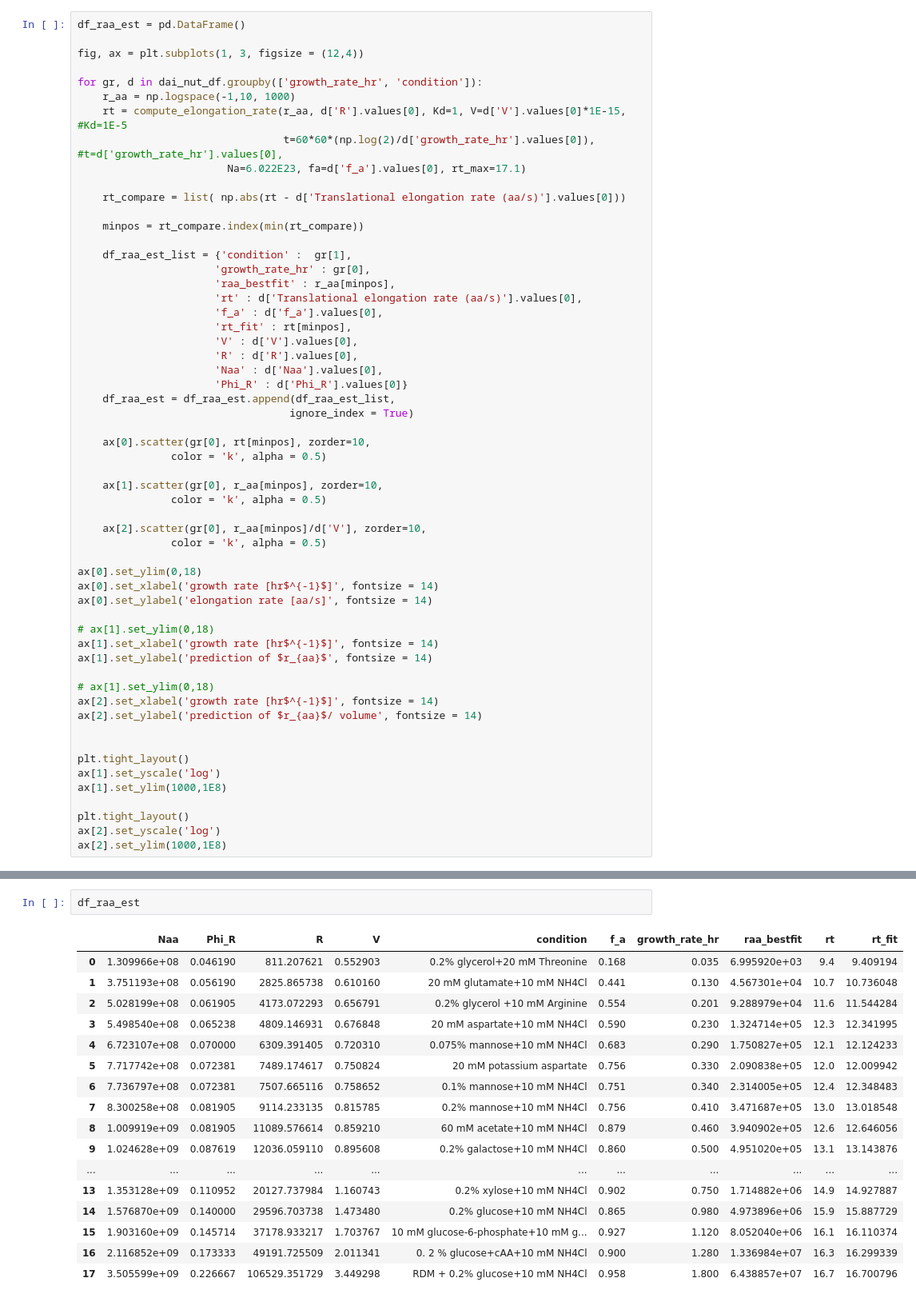
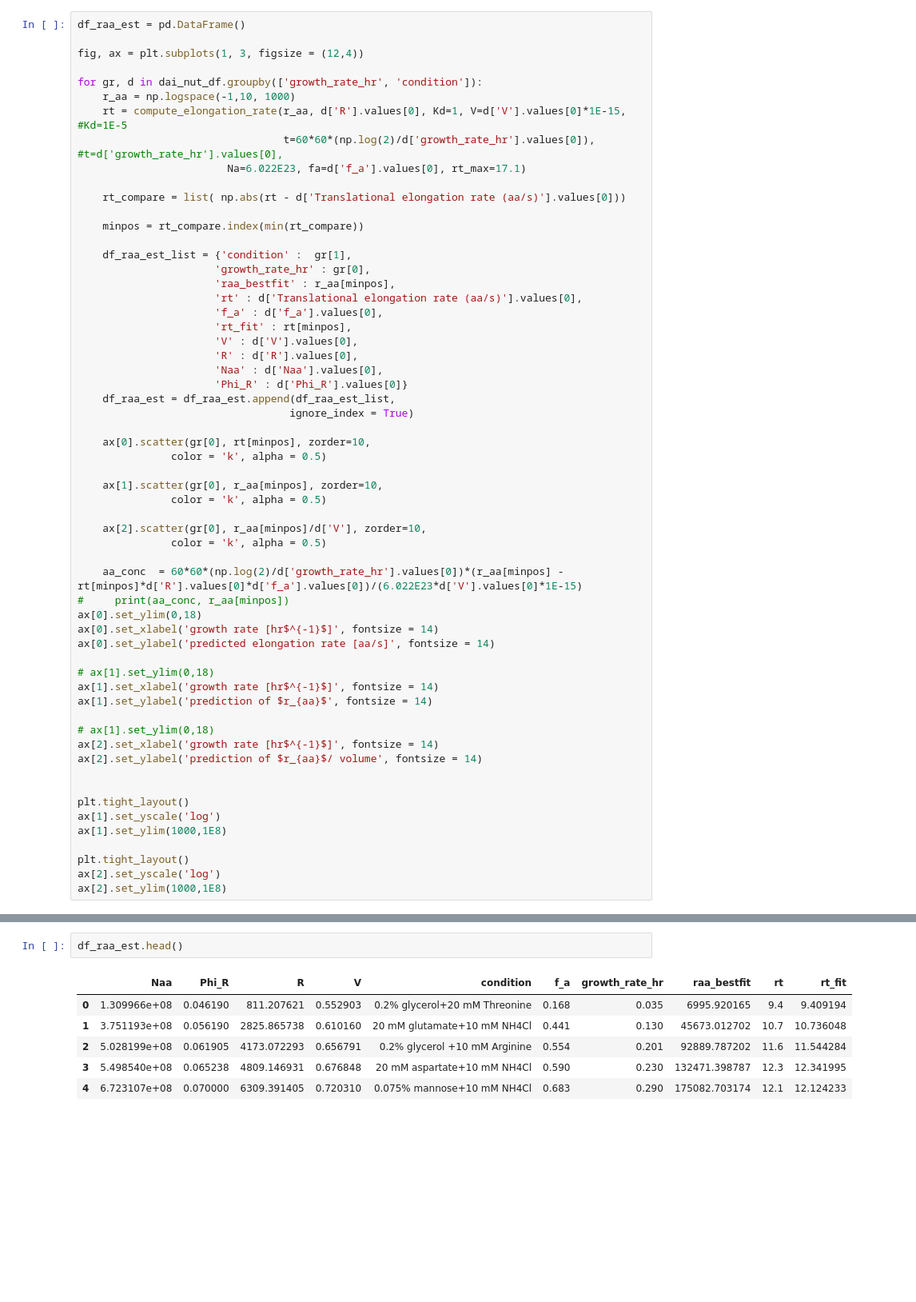
Before and after one commit to RPGroup-PBoC/growth_limits, a Jupyter notebook: code/exploratory/elongation_model_Cm_data.ipynb, the cells around one changed output, grey strips where cells are left out. Shown at 80% size. Drawn from its saved outputs; the diff is of its cells as text; blank space fills up the shorter version.

```diff
--- a/code/exploratory/elongation_model_Cm_data.ipynb
+++ b/code/exploratory/elongation_model_Cm_data.ipynb
@@ -240,9 +240,11 @@ for gr, d in dai_nut_df.groupby(['growth_rate_hr', 'condition']):
     ax[2].scatter(gr[0], r_aa[minpos]/d['V'], zorder=10,
                color = 'k', alpha = 0.5)
 
+    aa_conc  = 60*60*(np.log(2)/d['growth_rate_hr'].values[0])*(r_aa[minpos] - rt[minpos]*d['R'].values[0]*d['f_a'].values[0])/(6.022E23*d['V'].values[0]*1E-15)
+#     print(aa_conc, r_aa[minpos])
 ax[0].set_ylim(0,18)
 ax[0].set_xlabel('growth rate [hr$^{-1}$]', fontsize = 14)
-ax[0].set_ylabel('elongation rate [aa/s]', fontsize = 14)
+ax[0].set_ylabel('predicted elongation rate [aa/s]', fontsize = 14)
 
 # ax[1].set_ylim(0,18)
 ax[1].set_xlabel('growth rate [hr$^{-1}$]', fontsize = 14)
@@ -266,20 +268,9 @@ ax[2].set_ylim(1000,1E8)
 # %%
-df_raa_est
+df_raa_est.head()
 # %% [output]
 |  | Naa | Phi_R | R | V | condition | f_a | growth_rate_hr | raa_bestfit | rt | rt_fit |
-| 0 | 1.309966e+08 | 0.046190 | 811.207621 | 0.552903 | 0.2% glycerol+20 mM Threonine | 0.168 | 0.035 | 6.995920e+03 | 9.4 | 9.409194 |
-| 1 | 3.751193e+08 | 0.056190 | 2825.865738 | 0.610160 | 20 mM glutamate+10 mM NH4Cl | 0.441 | 0.130 | 4.567301e+04 | 10.7 | 10.736048 |
-| 2 | 5.028199e+08 | 0.061905 | 4173.072293 | 0.656791 | 0.2% glycerol +10 mM Arginine | 0.554 | 0.201 | 9.288979e+04 | 11.6 | 11.544284 |
-| 3 | 5.498540e+08 | 0.065238 | 4809.146931 | 0.676848 | 20 mM aspartate+10 mM NH4Cl | 0.590 | 0.230 | 1.324714e+05 | 12.3 | 12.341995 |
-| 4 | 6.723107e+08 | 0.070000 | 6309.391405 | 0.720310 | 0.075% mannose+10 mM NH4Cl | 0.683 | 0.290 | 1.750827e+05 | 12.1 | 12.124233 |
-| 5 | 7.717742e+08 | 0.072381 | 7489.174617 | 0.750824 | 20 mM potassium aspartate | 0.756 | 0.330 | 2.090838e+05 | 12.0 | 12.009942 |
-| 6 | 7.736797e+08 | 0.072381 | 7507.665116 | 0.758652 | 0.1% mannose+10 mM NH4Cl | 0.751 | 0.340 | 2.314005e+05 | 12.4 | 12.348483 |
-| 7 | 8.300258e+08 | 0.081905 | 9114.233135 | 0.815785 | 0.2% mannose+10 mM NH4Cl | 0.756 | 0.410 | 3.471687e+05 | 13.0 | 13.018548 |
-| 8 | 1.009919e+09 | 0.081905 | 11089.576614 | 0.859210 | 60 mM acetate+10 mM NH4Cl | 0.879 | 0.460 | 3.940902e+05 | 12.6 | 12.646056 |
-| 9 | 1.024628e+09 | 0.087619 | 12036.059110 | 0.895608 | 0.2% galactose+10 mM NH4Cl | 0.860 | 0.500 | 4.951020e+05 | 13.1 | 13.143876 |
-| ... | ... | ... | ... | ... | ... | ... | ... | ... | ... | ... |
-| 13 | 1.353128e+09 | 0.110952 | 20127.737984 | 1.160743 | 0.2% xylose+10 mM NH4Cl | 0.902 | 0.750 | 1.714882e+06 | 14.9 | 14.927887 |
-| 14 | 1.576870e+09 | 0.140000 | 29596.703738 | 1.473480 | 0.2% glucose+10 mM NH4Cl | 0.865 | 0.980 | 4.973896e+06 | 15.9 | 15.887729 |
-| 15 | 1.903160e+09 | 0.145714 | 37178.933217 | 1.703767 | 10 mM glucose-6-phosphate+10 mM g... | 0.927 | 1.120 | 8.052040e+06 | 16.1 | 16.110374 |
-| 16 | 2.116852e+09 | 0.173333 | 49191.725509 | 2.011341 | 0. 2 % glucose+cAA+10 mM NH4Cl | 0.900 | 1.280 | 1.336984e+07 | 16.3 | 16.299339 |
-| 17 | 3.505599e+09 | 0.226667 | 106529.351729 | 3.449298 | RDM + 0.2% glucose+10 mM NH4Cl | 0.958 | 1.800 | 6.438857e+07 | 16.7 | 16.700796 |
+| 0 | 1.309966e+08 | 0.046190 | 811.207621 | 0.552903 | 0.2% glycerol+20 mM Threonine | 0.168 | 0.035 | 6995.920165 | 9.4 | 9.409194 |
+| 1 | 3.751193e+08 | 0.056190 | 2825.865738 | 0.610160 | 20 mM glutamate+10 mM NH4Cl | 0.441 | 0.130 | 45673.012702 | 10.7 | 10.736048 |
+| 2 | 5.028199e+08 | 0.061905 | 4173.072293 | 0.656791 | 0.2% glycerol +10 mM Arginine | 0.554 | 0.201 | 92889.787202 | 11.6 | 11.544284 |
+| 3 | 5.498540e+08 | 0.065238 | 4809.146931 | 0.676848 | 20 mM aspartate+10 mM NH4Cl | 0.590 | 0.230 | 132471.398787 | 12.3 | 12.341995 |
+| 4 | 6.723107e+08 | 0.070000 | 6309.391405 | 0.720310 | 0.075% mannose+10 mM NH4Cl | 0.683 | 0.290 | 175082.703174 | 12.1 | 12.124233 |
```
Also changed, not shown: parts of 12 cells of this notebook.
